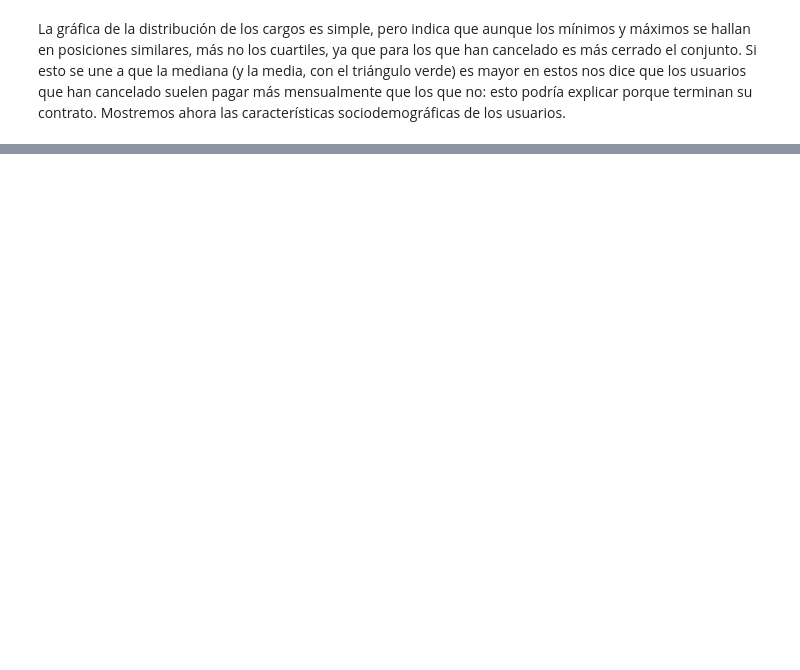
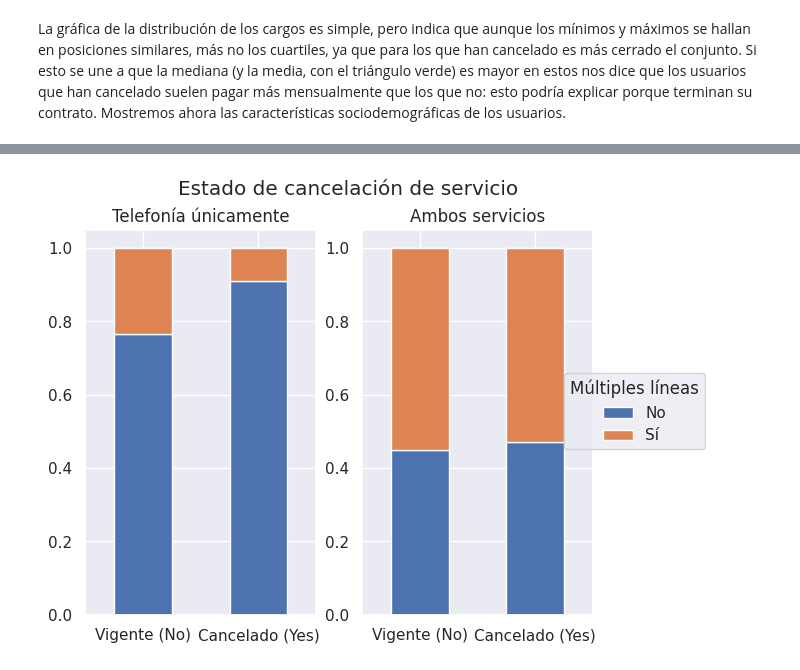
Before and after one commit to hjvalenzuelaloubet/yandex_practicum, a Jupyter notebook: proyecto_final/proyecto_final.ipynb, the cells around one changed output, grey strips where cells are left out. Saved outputs shown, nothing was run; the diff lists cells and outputs as text; code cells hidden in the pictures; blank space fills up the shorter version.

```diff
--- a/proyecto_final/proyecto_final.ipynb
+++ b/proyecto_final/proyecto_final.ipynb
@@ -431,0 +487,34 @@ Tenemos varios puntos importantes que mencionar: el género es indistinto en si
+# %%
+# Definimos df
+df_service_internet = df_merged.query("service=='Internet'")
+df_service_phone = df_merged.query("service=='Phone'")
+df_service_both = df_merged.query("service=='Both'")
+
+# Ploteamos
+fig, ax = plt.subplots(1,2, figsize=(7, 5))
+
+ax = ax.flatten()
+
+# Phone multiple lines
+df = df_service_phone[["end_service", "multiple_lines"]].value_counts(normalize=True).unstack()
+df.div(df.sum(axis=1), axis=0).plot(kind="bar", stacked=True, rot=0, legend=False, ax=ax[0])
+ax[0].set_title("Telefonía únicamente")
+
+# Both multiple lines
+df = df_service_both[["end_service", "multiple_lines"]].value_counts(normalize=True).unstack()
+df.div(df.sum(axis=1), axis=0).plot(kind="bar", stacked=True, rot=0, legend=False, ax=ax[1])
+ax[1].set_title("Ambos servicios")
+
+# Embellecemos
+for ii in [0,1]:
+    ax[ii].set_xticklabels(["Vigente (No)", "Cancelado (Yes)"])
+    ax[ii].set_xlabel("")
+
+fig.legend(["No", "Sí"], title="Múltiples líneas", borderaxespad=0.1, loc=7)
+
+plt.subplots_adjust(right=0.85)
+plt.suptitle("Estado de cancelación de servicio")
+#plt.tight_layout()
+plt.show()
+# %% [output]
+[figure, added]
```
Also changed, not shown: parts of 20 cells of this notebook.
